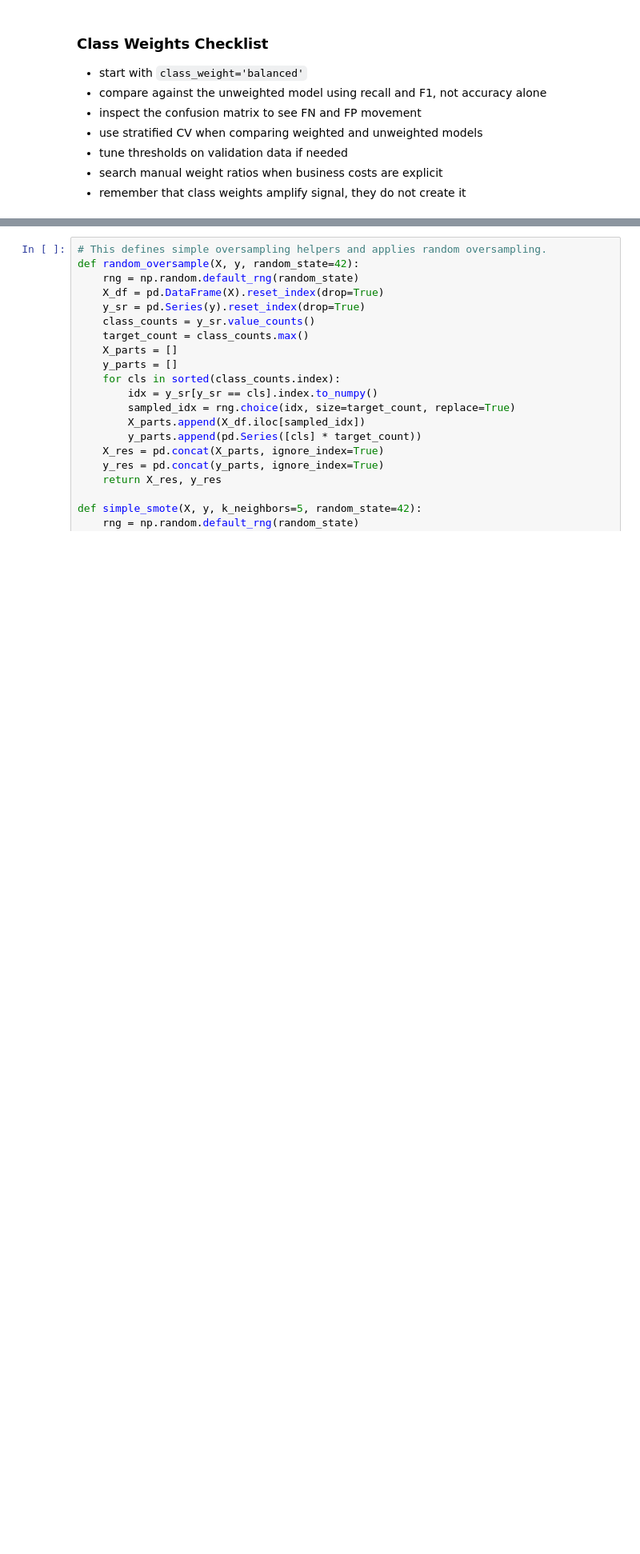
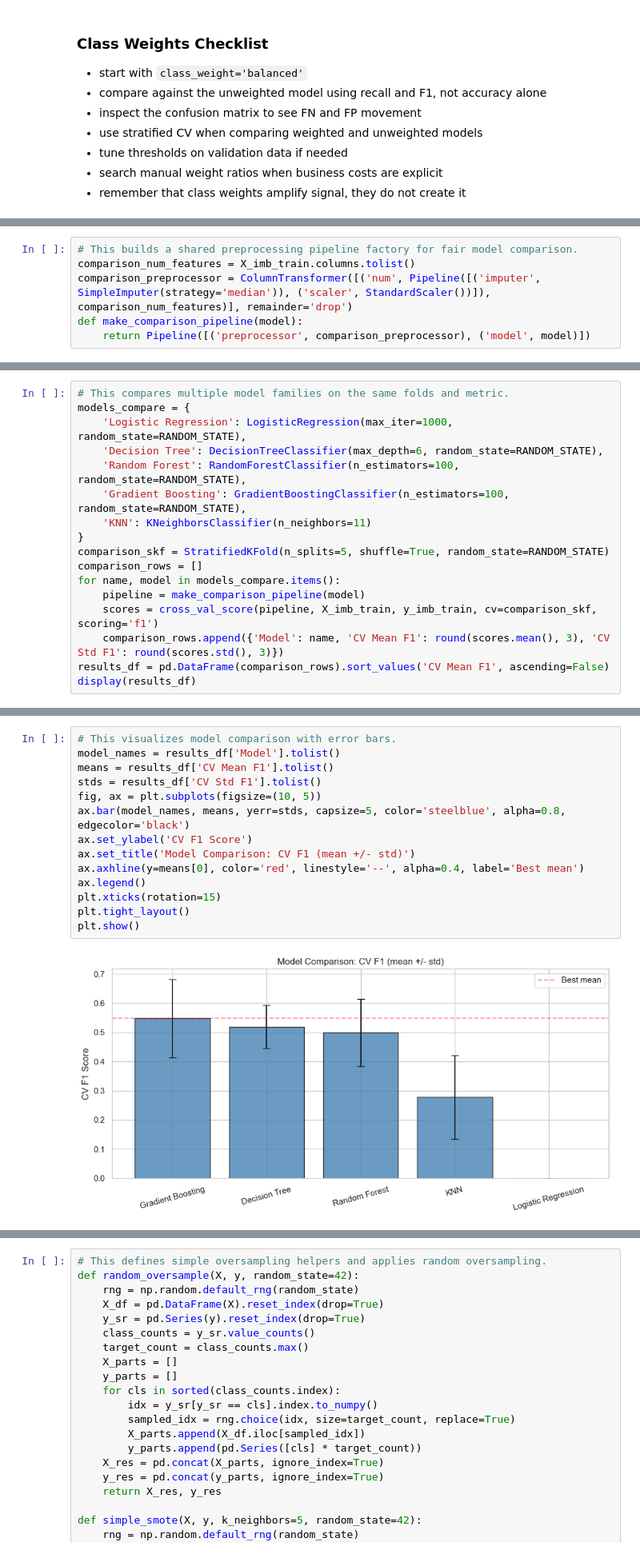
Before and after one commit to kalviumcommunity/S66-0426-Niru-FloodRisk-MachineLearning, a Jupyter notebook: notebooks/complete_project_workflow.ipynb, the cells around one changed output, grey strips where cells are left out. Shown at 80% size. Saved outputs shown, nothing was run; the diff lists cells and outputs as text; blank space fills up the shorter version.

Commit message:
Add model comparison notebook lesson

```diff
--- a/notebooks/complete_project_workflow.ipynb
+++ b/notebooks/complete_project_workflow.ipynb
@@ -1858,0 +1856,6 @@ Key rule:
+# %%
+# This builds a shared preprocessing pipeline factory for fair model comparison.
+comparison_num_features = X_imb_train.columns.tolist()
+comparison_preprocessor = ColumnTransformer([('num', Pipeline([('imputer', SimpleImputer(strategy='median')), ('scaler', StandardScaler())]), comparison_num_features)], remainder='drop')
+def make_comparison_pipeline(model):
+    return Pipeline([('preprocessor', comparison_preprocessor), ('model', model)])
@@ -1858,0 +1866,17 @@ Key rule:
+# %%
+# This compares multiple model families on the same folds and metric.
+models_compare = {
+    'Logistic Regression': LogisticRegression(max_iter=1000, random_state=RANDOM_STATE),
+    'Decision Tree': DecisionTreeClassifier(max_depth=6, random_state=RANDOM_STATE),
+    'Random Forest': RandomForestClassifier(n_estimators=100, random_state=RANDOM_STATE),
+    'Gradient Boosting': GradientBoostingClassifier(n_estimators=100, random_state=RANDOM_STATE),
+    'KNN': KNeighborsClassifier(n_neighbors=11)
+}
+comparison_skf = StratifiedKFold(n_splits=5, shuffle=True, random_state=RANDOM_STATE)
+comparison_rows = []
+for name, model in models_compare.items():
+    pipeline = make_comparison_pipeline(model)
+    scores = cross_val_score(pipeline, X_imb_train, y_imb_train, cv=comparison_skf, scoring='f1')
+    comparison_rows.append({'Model': name, 'CV Mean F1': round(scores.mean(), 3), 'CV Std F1': round(scores.std(), 3)})
+results_df = pd.DataFrame(comparison_rows).sort_values('CV Mean F1', ascending=False)
+display(results_df)
@@ -1858,0 +1916,16 @@ Key rule:
+# %%
+# This visualizes model comparison with error bars.
+model_names = results_df['Model'].tolist()
+means = results_df['CV Mean F1'].tolist()
+stds = results_df['CV Std F1'].tolist()
+fig, ax = plt.subplots(figsize=(10, 5))
+ax.bar(model_names, means, yerr=stds, capsize=5, color='steelblue', alpha=0.8, edgecolor='black')
+ax.set_ylabel('CV F1 Score')
+ax.set_title('Model Comparison: CV F1 (mean +/- std)')
+ax.axhline(y=means[0], color='red', linestyle='--', alpha=0.4, label='Best mean')
+ax.legend()
+plt.xticks(rotation=15)
+plt.tight_layout()
+plt.show()
+# %% [output]
+[figure, added]
```
Also changed, not shown: parts of 15 cells of this notebook.
